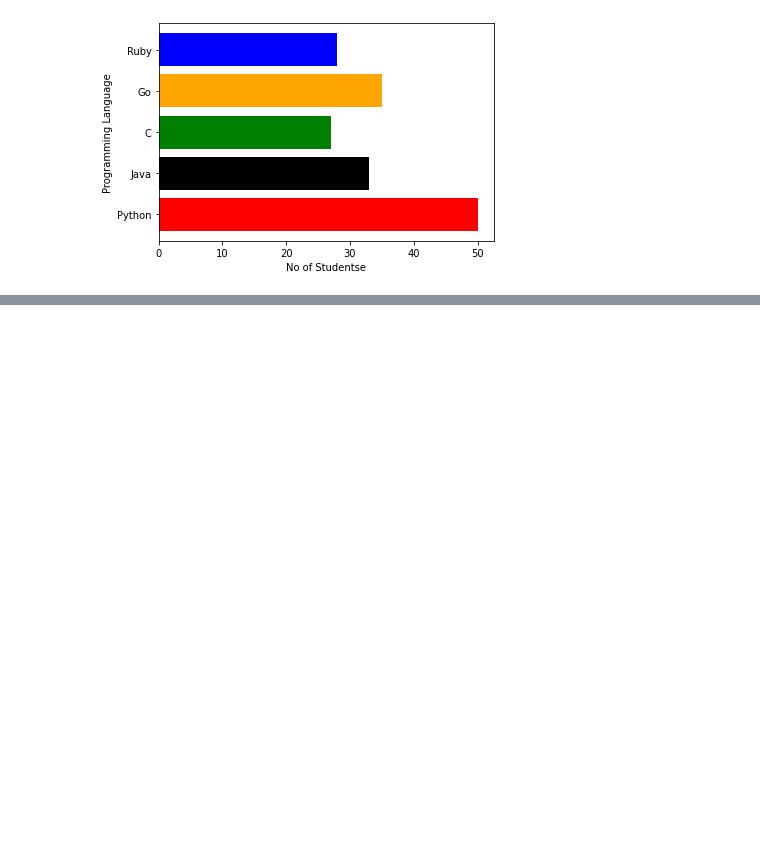
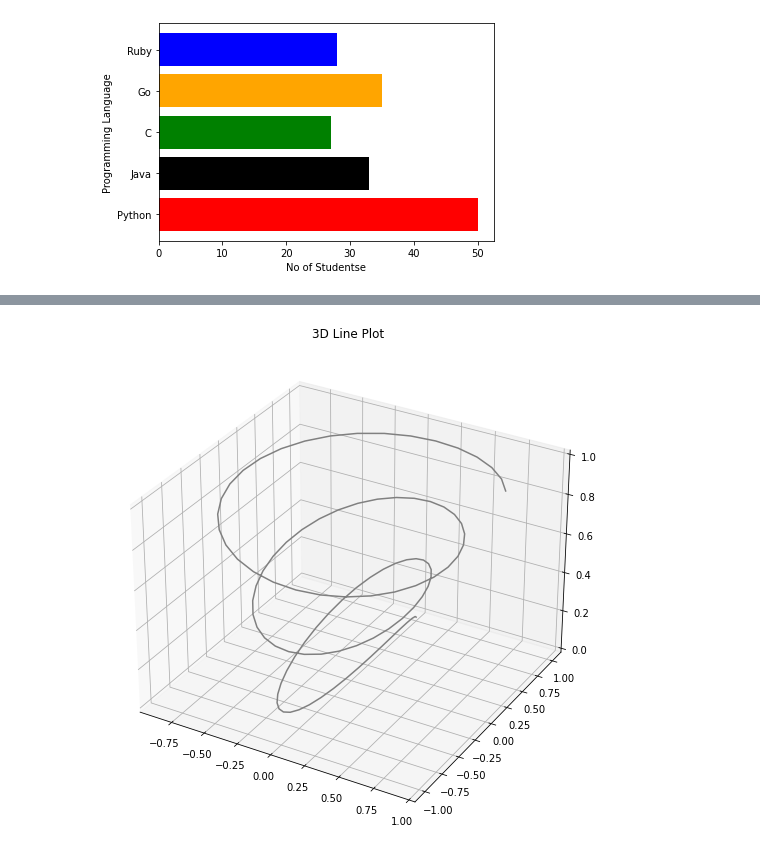
Before and after one commit to mavrick08/AWP-Dec2022, a Jupyter notebook: Matplotlib.ipynb, the cells around one changed output, grey strips where cells are left out. Cells and saved outputs as stored; diff of their text form; code cells hidden in the pictures; blank space fills up the shorter version.

```diff
--- a/Matplotlib.ipynb
+++ b/Matplotlib.ipynb
@@ -178,0 +228,12 @@ Text(0, 0.5, 'Programming Language')
+# %%
+z = np.linspace(0,1,100)
+x = z*np.sin(20*z)
+y = np.cos(20*z)
+# %%
+plt.figure(figsize=(10,9))
+ax = plt.axes(projection='3d')
+ax.plot3D(x,y,z,'grey')
+ax.set_title('3D Line Plot')
+plt.show()
+# %% [output]
+[figure, added]
```
Also changed, not shown: parts of 21 cells of this notebook.
